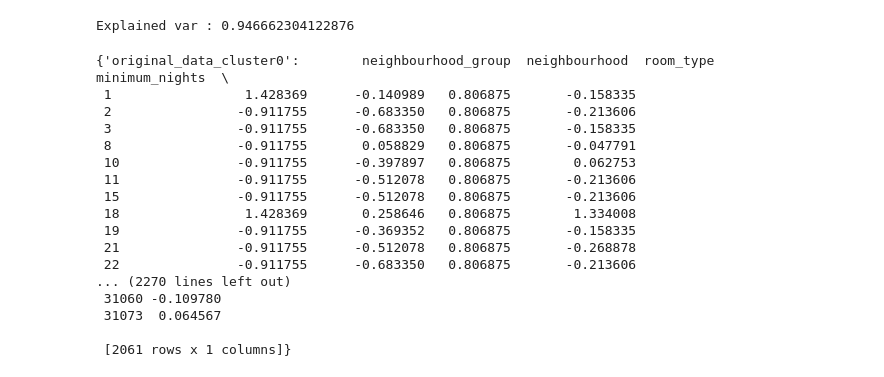
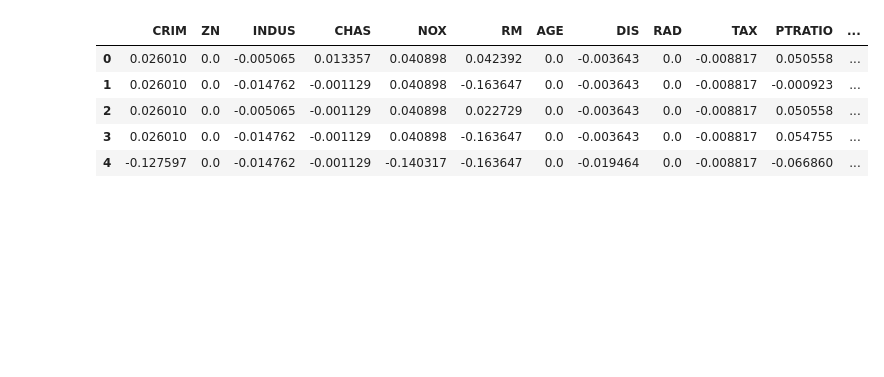
Before and after one commit to koralpc/shapley-bootstrapping, a Jupyter notebook: Notebooks/Shapley_PCA_Notebook.ipynb, the cells around one changed output. Cells and saved outputs as stored; diff of their text form; code cells hidden in the pictures; blank space fills up the shorter version.

Commit message:
Refactoring dict -> pandasDF

```diff
--- a/Notebooks/Shapley_PCA_Notebook.ipynb
+++ b/Notebooks/Shapley_PCA_Notebook.ipynb
@@ -28,7 +28,7 @@ notebook_mode = 'Original'
 explainer_type = 'XGBoost'
 model_type = 'XGBoost'
 nClusters = 3
-dataset_count = 8
+dataset_count = 2
 
 dataset_array = datasets.returnAlldatasets()
 X,y,name = dataset_array[dataset_count]
@@ -52,7 +52,7 @@ y = y[mask]
 blackbox_model = ShapleyModel(explainer_type,model_type,nClusters,notebook_mode)
 X_train,X_train_tr,X_train_val,X_test,y_train,y_train_tr,y_train_val,y_test = processing.prepare_pipeline_data(X,y)
 shap_values = blackbox_model.explainShapley(X_train,y_train,X_train_tr,y_train_tr,X_train_val,y_train_val)
-shap_dataframe = pd.DataFrame(data = shap_values)
+shap_dataframe = pd.DataFrame(data = shap_values,columns = X.columns)
 
 
 shap_dataframe_pca,explained_var_shap = processing.dimensional_reduce(PCA(n_components = 2),shap_dataframe)
@@ -60,16 +60,16 @@ shap_dataframe_pca,explained_var_shap = processing.dimensional_reduce(PCA(n_comp
 
 X_instanced = pd.concat((X_train,pd.DataFrame(columns = ['instance'])),axis = 1)
 X_instanced['instance'].iloc[X_train_tr.index] = 'train'
-X_instanced['instance'].iloc[X_train_val.index] = 'test'
-y_instanced = pd.concat((pd.DataFrame(y_train),pd.DataFrame(columns = ['instance'])),axis = 1)
+X_instanced['instance'].iloc[X_train_val.index] = 'val'
+y_instanced = pd.concat((pd.DataFrame(y_train,columns=['label']),pd.DataFrame(columns = ['instance'])),axis = 1)
 y_instanced['instance'].iloc[X_train_tr.index] = 'train'
-y_instanced['instance'].iloc[X_train_val.index] = 'test'
+y_instanced['instance'].iloc[X_train_val.index] = 'val'
 
 #Gather shapley values and output values in one dataframe
 
 shap_instanced = pd.concat((pd.DataFrame(shap_dataframe_pca),pd.DataFrame(columns = ['instance'])),axis = 1)
 shap_instanced['instance'].loc[X_train_tr.index] = 'train'
-shap_instanced['instance'].loc[X_train_val.index] = 'test'
+shap_instanced['instance'].loc[X_train_val.index] = 'val'
 # %% [output]
 C:\Users\koral\Google Drive\KUL\Thesis\Software\Notebooks
 [interactive output not drawn]
@@ -97,33 +94,20 @@ plt.scatter(x = shap_train[shap_train.columns[0]],y= shap_train[shap_train.colum
 # %%
 print('Explained var : {} '.format(explained_var_shap))
-# %% [output]
-Explained var : 0.946662304122876
 # %%
 #Split the clusters into a dictionary
 data_dict,data_dict_original,kmeans_shapley,kmeans_original = blackbox_model.clusterData(X_train,shap_dataframe)
 
 y_train_df = pd.DataFrame(y_train)
-original_split,original_split_shapley = blackbox_model.prepareTrainData(data_dict,data_dict_original,X_instanced,y_instanced,shap_instanced,False)
+original_split,y_org,original_split_shapley,y_shap = blackbox_model.prepareTrainData(data_dict,data_dict_original,X_instanced,y_instanced,shap_instanced,False)
 # %%
-original_split_shapley
+original_split_shapley.head()
 # %% [output]
-{'original_data_cluster0':        neighbourhood_group  neighbourhood  room_type  minimum_nights  \
- 1                 1.428369      -0.140989   0.806875       -0.158335
- 2                -0.911755      -0.683350   0.806875       -0.213606
- 3                -0.911755      -0.683350   0.806875       -0.158335
- 8                -0.911755       0.058829   0.806875       -0.047791
- 10               -0.911755      -0.397897   0.806875        0.062753
- 11               -0.911755      -0.512078   0.806875       -0.213606
- 15               -0.911755      -0.512078   0.806875       -0.213606
- 18                1.428369       0.258646   0.806875        1.334008
- 19               -0.911755      -0.369352   0.806875       -0.158335
- 21               -0.911755      -0.512078   0.806875       -0.268878
- 22               -0.911755      -0.683350   0.806875       -0.213606
-... (2270 lines left out)
- 31060 -0.109780
- 31073  0.064567
-
- [2061 rows x 1 columns]}
+|  | CRIM | ZN | INDUS | CHAS | NOX | RM | AGE | DIS | RAD | TAX | PTRATIO | ... |
+| 0 | 0.026010 | 0.0 | -0.005065 | 0.013357 | 0.040898 | 0.042392 | 0.0 | -0.003643 | 0.0 | -0.008817 | 0.050558 | ... |
+| 1 | 0.026010 | 0.0 | -0.014762 | -0.001129 | 0.040898 | -0.163647 | 0.0 | -0.003643 | 0.0 | -0.008817 | -0.000923 | ... |
+| 2 | 0.026010 | 0.0 | -0.005065 | -0.001129 | 0.040898 | 0.022729 | 0.0 | -0.003643 | 0.0 | -0.008817 | 0.050558 | ... |
+| 3 | 0.026010 | 0.0 | -0.014762 | -0.001129 | 0.040898 | -0.163647 | 0.0 | -0.003643 | 0.0 | -0.008817 | 0.054755 | ... |
+| 4 | -0.127597 | 0.0 | -0.014762 | -0.001129 | -0.140317 | -0.163647 | 0.0 | -0.019464 | 0.0 | -0.008817 | -0.066860 | ... |
 # %%
 variance_arr = []
 for i in range(3):
```
Also changed, not shown: parts of 12 cells of this notebook, 3 other files.
